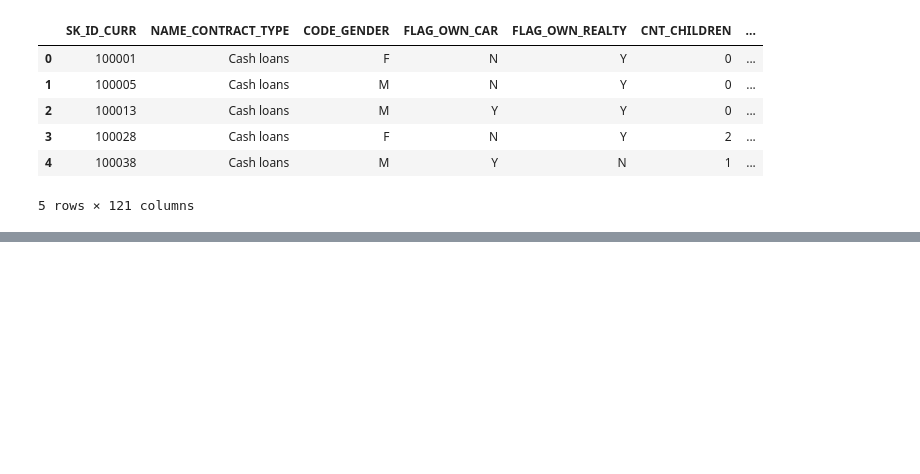
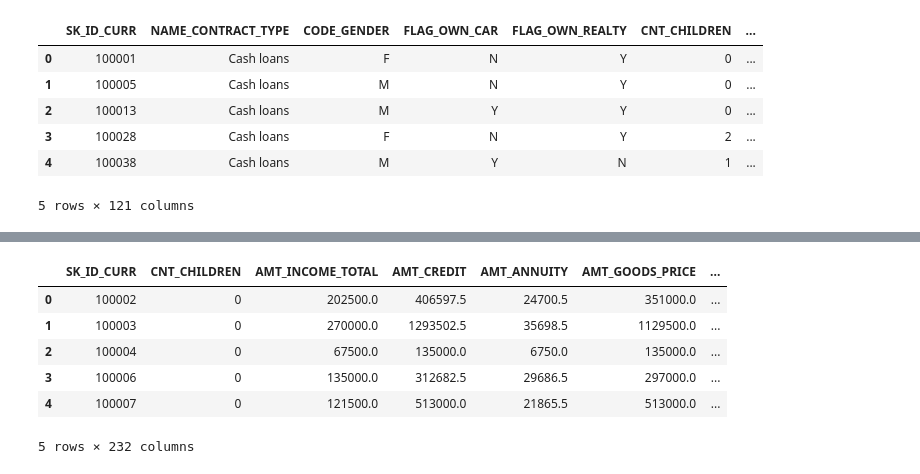
Before and after one commit to Edwardp17/home_credit, a Jupyter notebook: kaggle_home_credit.ipynb, the cells around one changed output, grey strips where cells are left out. Saved outputs shown, nothing was run; the diff lists cells and outputs as text; code cells hidden in the pictures; blank space fills up the shorter version.

```diff
--- a/kaggle_home_credit.ipynb
+++ b/kaggle_home_credit.ipynb
@@ -100,5 +175,5 @@ missing_values_table(train)
 # %%
 # Get the columns with > 60% missing
-missing_df = missing_values_table(train);
+missing_df = missing_values_table(data);
 missing_columns = list(missing_df[missing_df['% of Total Values'] > 60].index)
 print('We will remove %d columns.' % len(missing_columns))
@@ -105,4 +184,4 @@ print('We will remove %d columns.' % len(missing_columns))
 # %%
-# Drop the columns# Drop
-train = train.drop(labels = list(missing_columns), axis=1)
+# Drop the columns
+data = data.drop(labels = list(missing_columns), axis=1)
 # %%
@@ -112,0 +195,3 @@ missing_train.dtypes
+# %%
+missing_data = data[data.columns[data.isnull().sum()>0]]
+missing_data.dtypes
@@ -113,5 +216,5 @@ missing_train.dtypes
 # %%
-for col in train.columns:
-    if col in missing_train.columns and train[col].dtype == object:
-        train[col].fillna('None', inplace=True)
+for col in data.columns:
+    if col in missing_data.columns and data[col].dtype == object:
+        data[col].fillna('None', inplace=True)
 # %%
@@ -132,0 +241,12 @@ display(y.head(n=10))
+# %%
+data_tf = data.copy()
+data_tf = pd.get_dummies(data_tf)
+data_tf.head()
+# %% [output]
+|  | SK_ID_CURR | CNT_CHILDREN | AMT_INCOME_TOTAL | AMT_CREDIT | AMT_ANNUITY | AMT_GOODS_PRICE | ... |
+| 0 | 100002 | 0 | 202500.0 | 406597.5 | 24700.5 | 351000.0 | ... |
+| 1 | 100003 | 0 | 270000.0 | 1293502.5 | 35698.5 | 1129500.0 | ... |
+| 2 | 100004 | 0 | 67500.0 | 135000.0 | 6750.0 | 135000.0 | ... |
+| 3 | 100006 | 0 | 135000.0 | 312682.5 | 29686.5 | 297000.0 | ... |
+| 4 | 100007 | 0 | 121500.0 | 513000.0 | 21865.5 | 513000.0 | ... |
+5 rows × 232 columns
```
Also changed, not shown: parts of 37 cells of this notebook, 2 other files.
